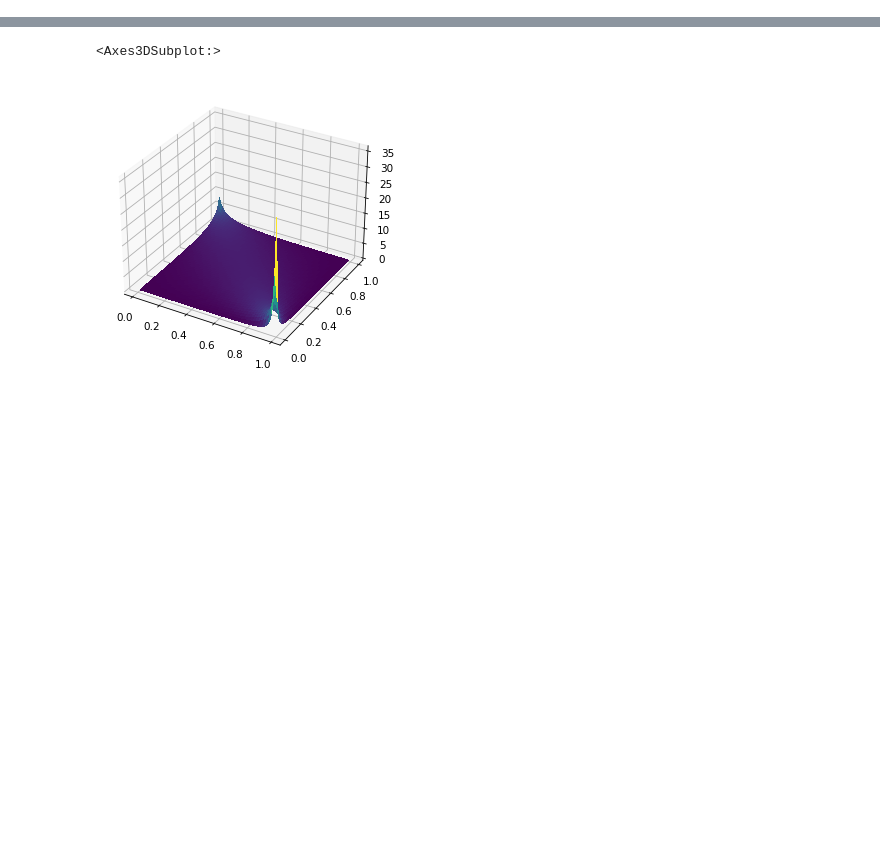
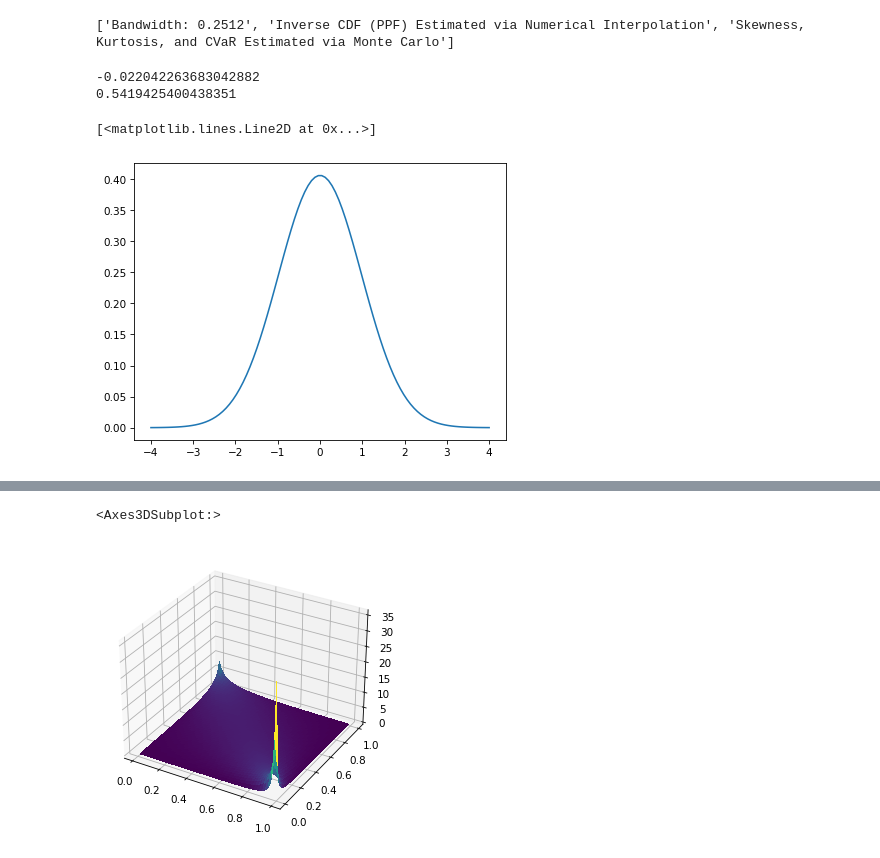
Before and after one commit to sorensenj50/Copula-Package, a Jupyter notebook: Notebook.ipynb, the cells around one changed output, grey strips where cells are left out. Drawn from its saved outputs; the diff is of its cells as text; code cells hidden in the pictures; blank space fills up the shorter version.

```diff
--- a/Notebook.ipynb
+++ b/Notebook.ipynb
@@ -163,0 +121,22 @@ NameError: name 'u1' is not defined
+# %%
+print(m2._get_extra_text())
+# %% [output]
+['Bandwidth: 0.2512', 'Inverse CDF (PPF) Estimated via Numerical Interpolation', 'Skewness, Kurtosis, and CVaR Estimated via Monte Carlo']
+# %%
+print(m2.skewness)
+print(m2.kurtosis)
+# %% [output]
+-0.022042263683042882
+0.5419425400438351
+# %%
+new_m = marginals.CenteredNormal()
+
+simulated_x = m.simulate()
+
+new_m.fit(simulated_x)
+# %%
+f, ax = plt.subplots()
+ax.plot(x, new_m.pdf(x))
+# %% [output]
+[<matplotlib.lines.Line2D at 0x...>]
+[figure, added]
```
Also changed, not shown: parts of 22 cells of this notebook, 5 other files.
